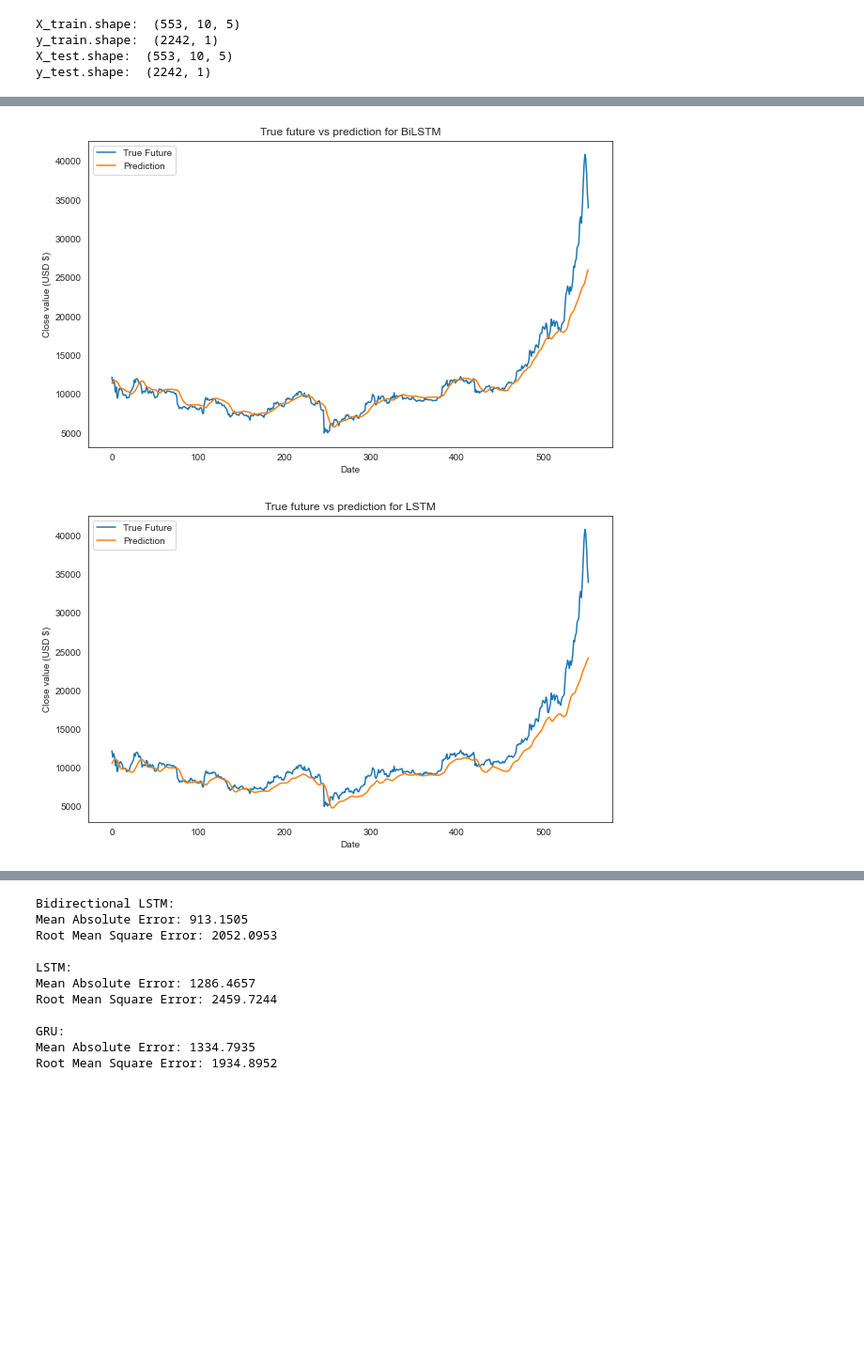
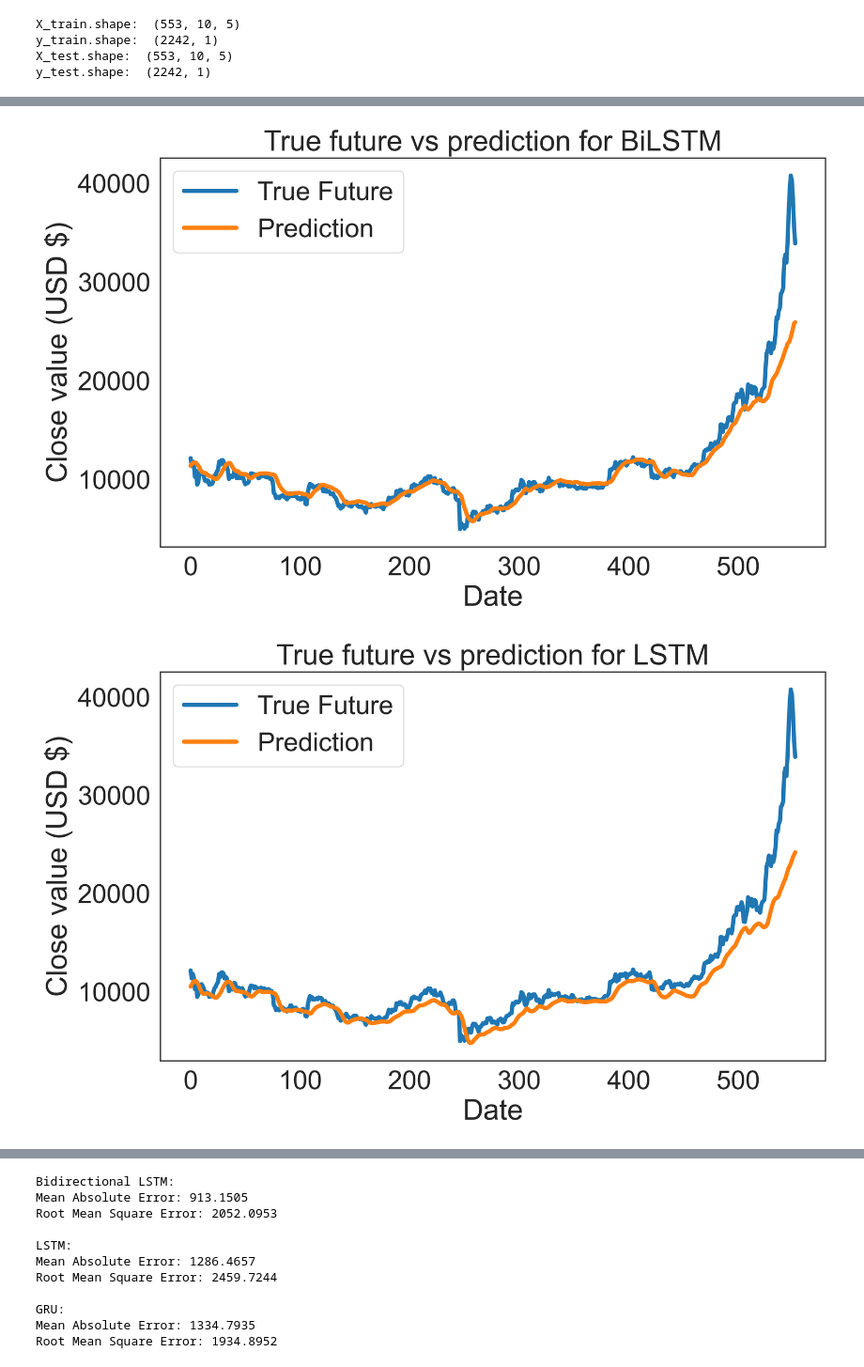
Before and after one commit to ryancburke/Bitcoin, a Jupyter notebook: Bitcoin.ipynb, the cells around one changed output, grey strips where cells are left out. Shown at 94% size. Saved outputs shown, nothing was run; the diff lists cells and outputs as text; code cells hidden in the pictures; blank space fills up the shorter version.

```diff
--- a/Bitcoin.ipynb
+++ b/Bitcoin.ipynb
@@ -247,23 +248,22 @@ prediction_gru = prediction(model_gru)
 # %%
 def plot_future(prediction, model_name, y_test):
 
     plt.figure(figsize=(10, 6))
-
+    plt.rcParams['figure.dpi'] = 360
     range_future = len(prediction)
 
     plt.plot(np.arange(range_future), np.array(y_test), label='True Future')
     plt.plot(np.arange(range_future), np.array(prediction),label='Prediction')
 
     plt.title('True future vs prediction for ' + model_name)
     plt.legend(loc='upper left')
     plt.xlabel('Date')
     plt.ylabel('Close value (USD $)')
-    #plt.savefig('C:/Users/nious/Documents/Medium/LSTM&GRU/predic_'+model_name+'.jpg', format='jpg', dpi=1000)
 
 
 plot_future(prediction_bilstm, 'BiLSTM', y_test)
 plot_future(prediction_lstm, 'LSTM', y_test)
 plot_future(prediction_gru, 'GRU', y_test)
 # %% [output]
-[figure, old version]
+[figure, new version]
-[figure, old version]
+[figure, new version]
```
Also changed, not shown: parts of 4 cells of this notebook.
